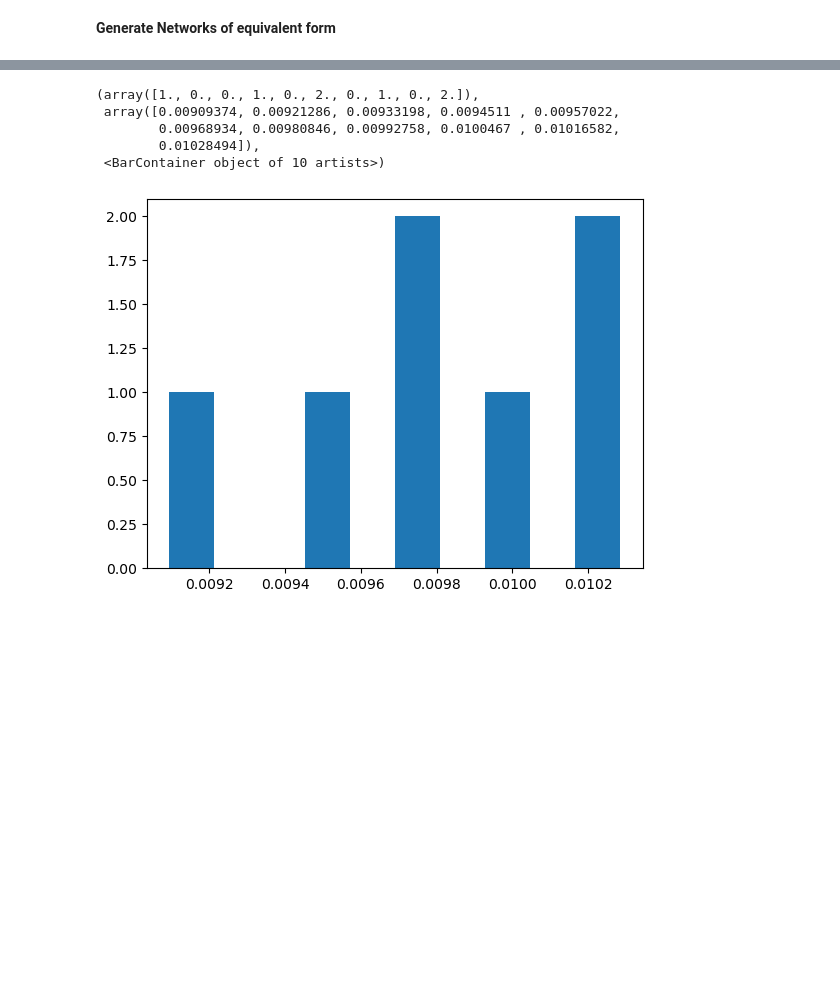
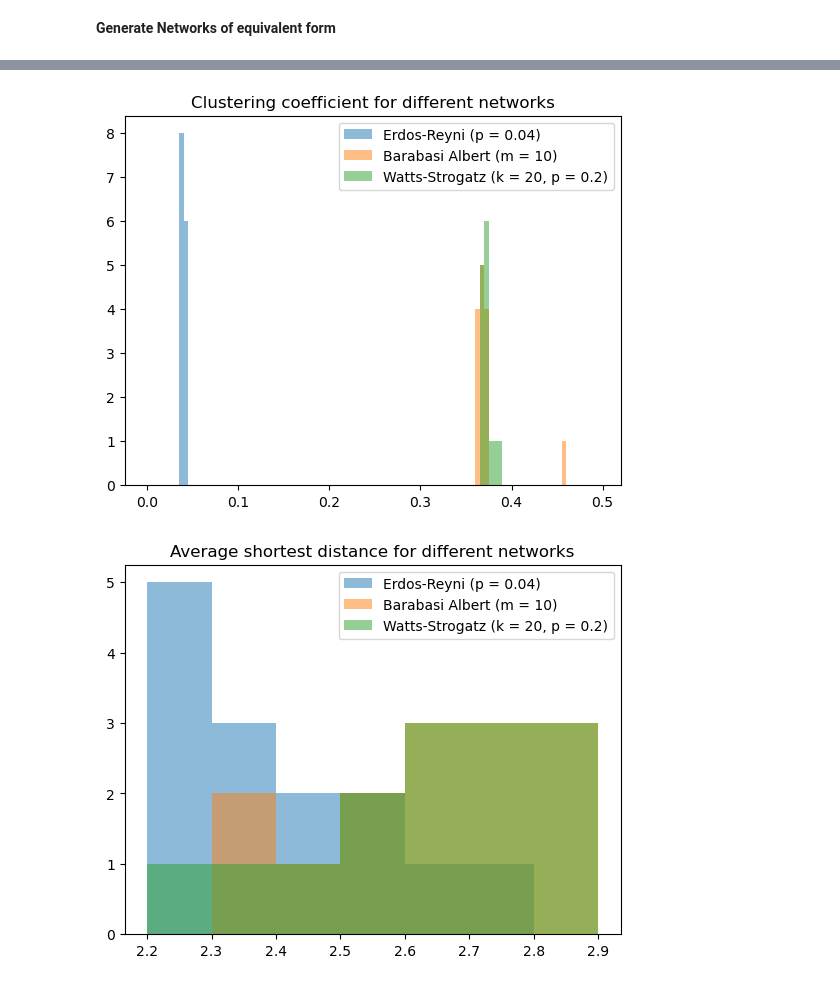
Before and after one commit to guoda23/ICLS_Assignment2, a Jupyter notebook: Networks.ipynb, the cells around one changed output, grey strips where cells are left out. Saved outputs shown, nothing was run; the diff lists cells and outputs as text; code cells hidden in the pictures; blank space fills up the shorter version.

```diff
--- a/Networks.ipynb
+++ b/Networks.ipynb
@@ -196,7 +234,12 @@ for prob in prob_variations:
 # %%
 #Finding networks of equivalent form: We control for N and number of edges
 
-N = 1000
+N = 500
+#adjust network parameters
+p_ER = 0.04
+m_BA = 10
+k_WS = 20
+p_WS = 0.2
 plt.figure(figsize=(10, 6))
 
 ER_edge_num = []
@@ -205,15 +248,15 @@ WS_edge_num = []
 
 for i in range(10):
     #Erdos-Reyni (random) network
-    ER = nx.erdos_renyi_graph(N, 0.01)
+    ER = nx.erdos_renyi_graph(N, p_ER, seed=i)           #use seeds 0 to 10
     ER_edge_num.append(nx.number_of_edges(ER))
 
     #Simulate Barabasi Albert (scale-free) network
-    BA = nx.barabasi_albert_graph(N, 5)
+    BA = nx.barabasi_albert_graph(N, m_BA, seed=i)          #use seeds 0 to 10
     BA_edge_num.append(nx.number_of_edges(BA))
 
     #Watts-Strogatz (small worlds) network
-    WS = nx.watts_strogatz_graph(N, 10, 0.15)
+    WS = nx.watts_strogatz_graph(N, k_WS, p_WS, seed=i)    #use seeds 0 to 10
     WS_edge_num.append(nx.number_of_edges(WS))
 
 print(list_avg(ER_edge_num))
@@ -299,9 +348,20 @@ plt.show()
 # %%
-#TODO: create histograms for above plots
+#Create histograms for above plots (network statistics)
+bins_clust_coef = [x/1000 for x in range(0, 500, 5)]
+plt.hist(ER_clust_coef, bins = bins_clust_coef, alpha=0.5, label = f'Erdos-Reyni (p = {p_ER})')
+plt.hist(BA_clust_coef, bins = bins_clust_coef, alpha=0.5, label = f'Barabasi Albert (m = {m_BA})')
+plt.hist(WS_clust_coef, bins = bins_clust_coef, alpha=0.5, label = f'Watts-Strogatz (k = {k_WS}, p = {p_WS})')
+plt.title('Clustering coefficient for different networks')
+plt.legend()
+plt.show()
+
+bins_avg_shortest_path = [x/100 for x in range(220, 300, 10)]
+plt.hist(ER_avg_shortest_path, bins = bins_avg_shortest_path, alpha=0.5, label = f'Erdos-Reyni (p = {p_ER})')
+plt.hist(BA_avg_shortest_path, bins = bins_avg_shortest_path, alpha=0.5, label = f'Barabasi Albert (m = {m_BA})')
+plt.hist(WS_avg_shortest_path, bins = bins_avg_shortest_path, alpha=0.5, label = f'Watts-Strogatz (k = {k_WS}, p = {p_WS})')
+plt.title('Average shortest distance for different networks')
+plt.legend()
+plt.show()
 # %% [output]
-(array([1., 0., 0., 1., 0., 2., 0., 1., 0., 2.]),
- array([0.00909374, 0.00921286, 0.00933198, 0.0094511 , 0.00957022,
-        0.00968934, 0.00980846, 0.00992758, 0.0100467 , 0.01016582,
-        0.01028494]),
- <BarContainer object of 10 artists>)
-[figure, old version]
+[figure, new version]
+[figure, added]
```
Also changed, not shown: parts of 9 cells of this notebook.
